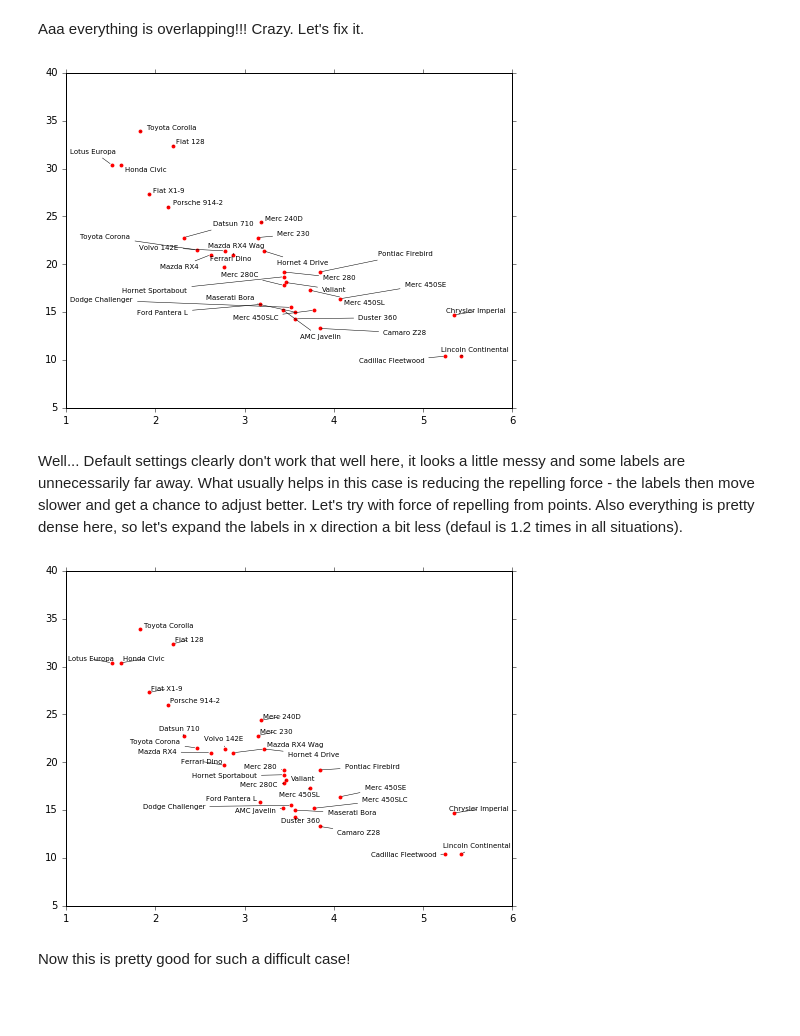
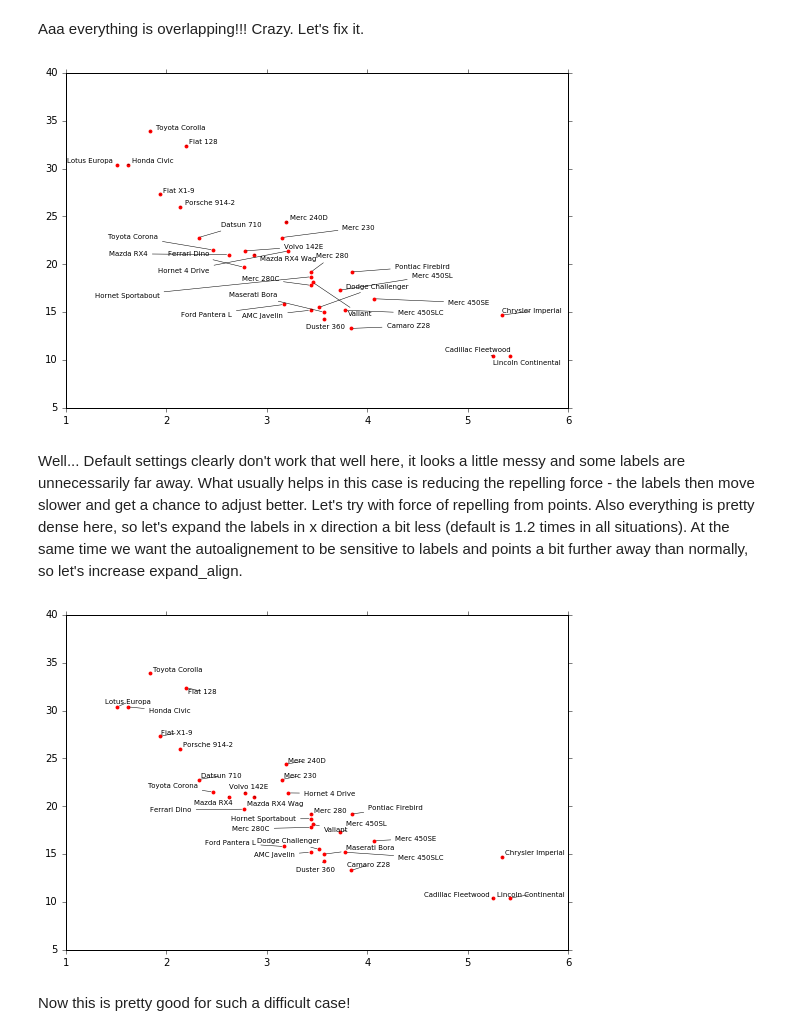
Before and after one commit to Phlya/adjustText, a Jupyter notebook: examples/Examples.ipynb, the cells around one changed output. Drawn from its saved outputs; the diff is of its cells as text; code cells hidden in the pictures; blank space fills up the shorter version.

```diff
--- a/examples/Examples.ipynb
+++ b/examples/Examples.ipynb
@@ -113,0 +114,4 @@ What else could you want from this? It's great! And we got that by just adding o
+# %%
+texts = plot_volcano()
+adjust_text(texts, force_text=0.5, expand_text=(1., 1.2), arrowprops=dict(arrowstyle="-", color='k', lw=0.5))
+plt.show()
@@ -116,7 +122,7 @@ What else could you want from this? It's great! And we got that by just adding o
 # %%
 mtcars = pd.read_csv('mtcars.csv')
 def plot_mtcars():
-    plt.figure(figsize=(8, 6))
+    plt.figure(figsize=(9, 6))
     plt.scatter(mtcars['wt'], mtcars['mpg'], s=15, c='r', edgecolors=(1,1,1,0))
     texts = []
     for x, y, s in zip(mtcars['wt'], mtcars['mpg'], mtcars['Car']):
@@ -133,16 +139,17 @@ texts = plot_mtcars()
 adjust_text(texts, arrowprops=dict(arrowstyle="-", color='k', lw=0.5))
 plt.show()
 # %% [output]
-[figure, old version]
+[figure, new version]
 # %% [markdown]
-Well... Default settings clearly don't work that well here, it looks a little messy and some labels are unnecessarily far away. What usually helps in this case is reducing the repelling force - the labels then move slower and get a chance to adjust better. Let's try with force of repelling from points. Also everything is pretty dense here, so let's expand the labels in x direction a bit less (defaul is 1.2 times in all situations).
+Well... Default settings clearly don't work that well here, it looks a little messy and some labels are unnecessarily far away. What usually helps in this case is reducing the repelling force - the labels then move slower and get a chance to adjust better. Let's try with force of repelling from points. Also everything is pretty dense here, so let's expand the labels in x direction a bit less (default is 1.2 times in all situations). At the same time we want the autoalignement to be sensitive to labels and points a bit further away than normally, so let's increase expand_align.
 # %%
 texts = plot_mtcars()
-adjust_text(texts, arrowprops=dict(arrowstyle="-", color='k', lw=0.5), expand_points=(1.1, 1.2), expand_text=(1.1, 1.2),
-           force_points=0.5, force_text=0.5)
+adjust_text(texts, arrowprops=dict(arrowstyle="-", color='k', lw=0.5),
+            expand_points=(1.1, 1.2), expand_text=(1.1, 1.2),
+            expand_align=(1.5, 1.5), force_points=0.5, force_text=0.5)
 plt.show()
 # %% [output]
-[figure, old version]
+[figure, new version]
 # %% [markdown]
 Now this is pretty good for such a difficult case!
 # %% [markdown]
```
Also changed, not shown: parts of 15 cells of this notebook, 2 other files.
